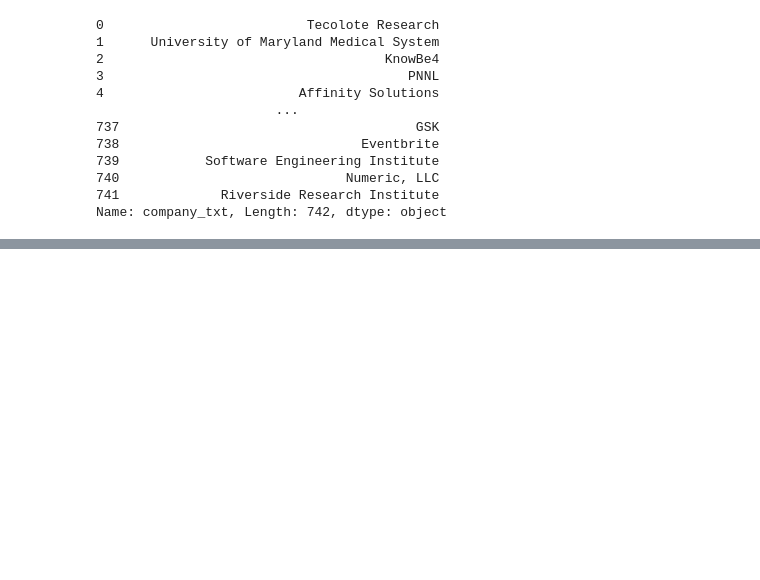
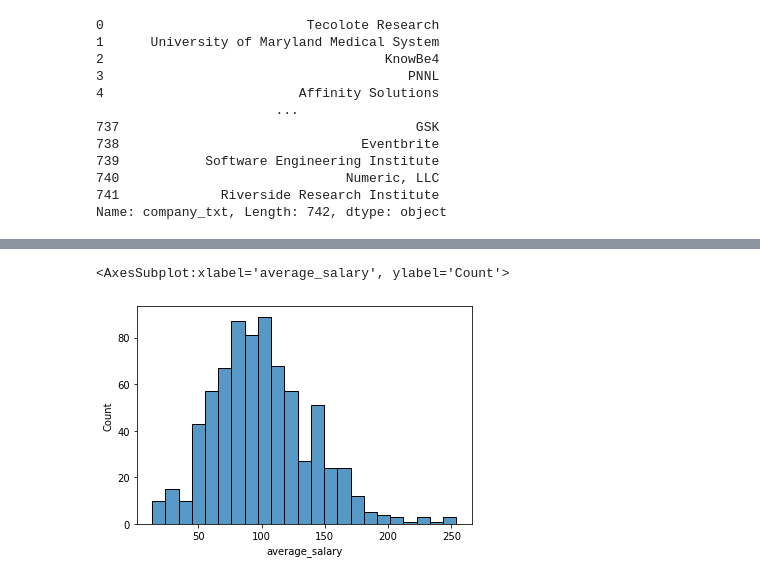
Before and after one commit to vaishnav22/glassdoor_dataScience, a Jupyter notebook: EDA.ipynb, the cells around one changed output, grey strips where cells are left out. Cells and saved outputs as stored; diff of their text form; code cells hidden in the pictures; blank space fills up the shorter version.

```diff
--- a/EDA.ipynb
+++ b/EDA.ipynb
@@ -210,0 +242,6 @@ Name: company_txt, Length: 742, dtype: object
+# %%
+# histogram of average salary
+sns.histplot(df['average_salary'])
+# %% [output]
+<AxesSubplot:xlabel='average_salary', ylabel='Count'>
+[figure, added]
```
Also changed, not shown: parts of 12 cells of this notebook.
